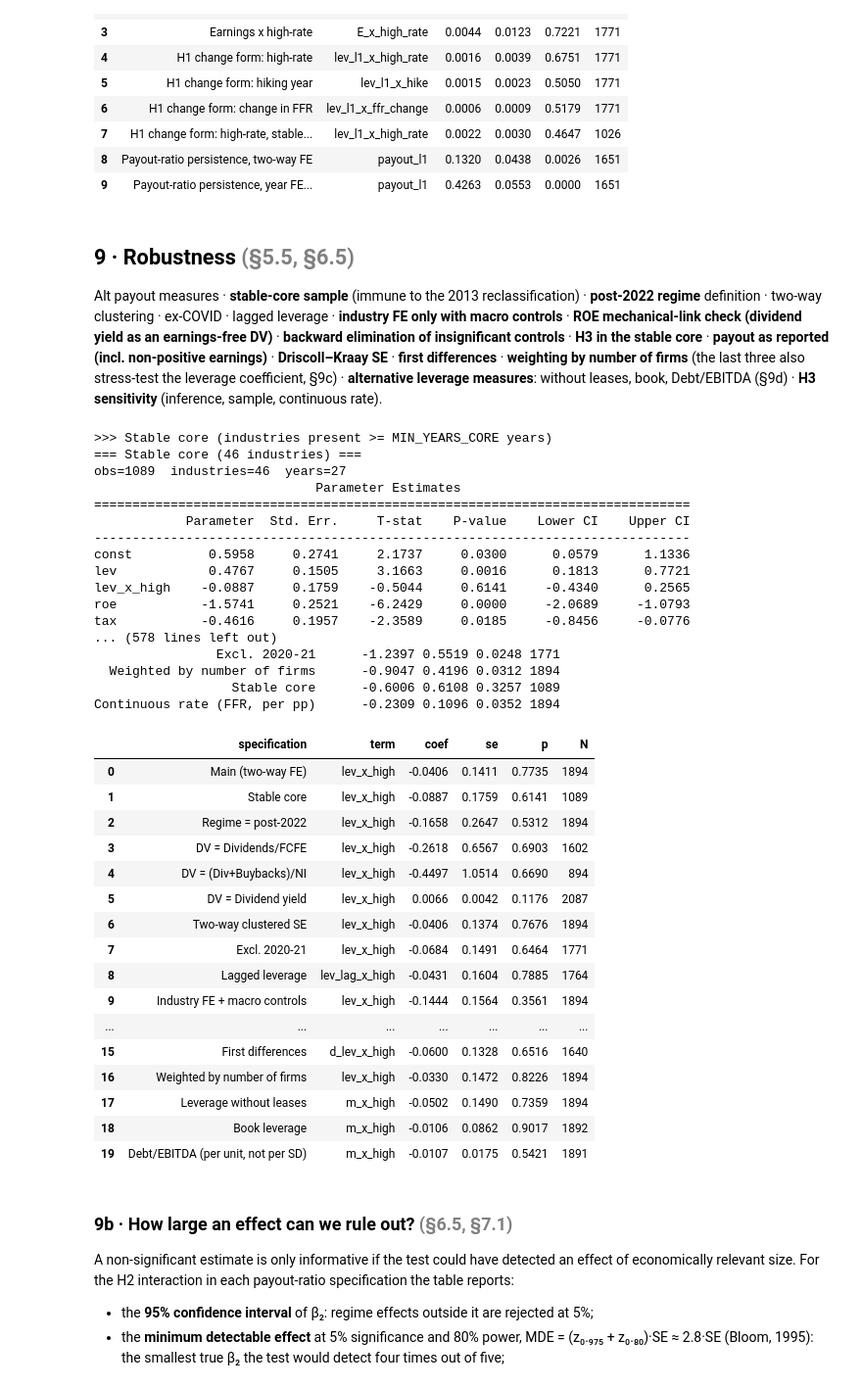
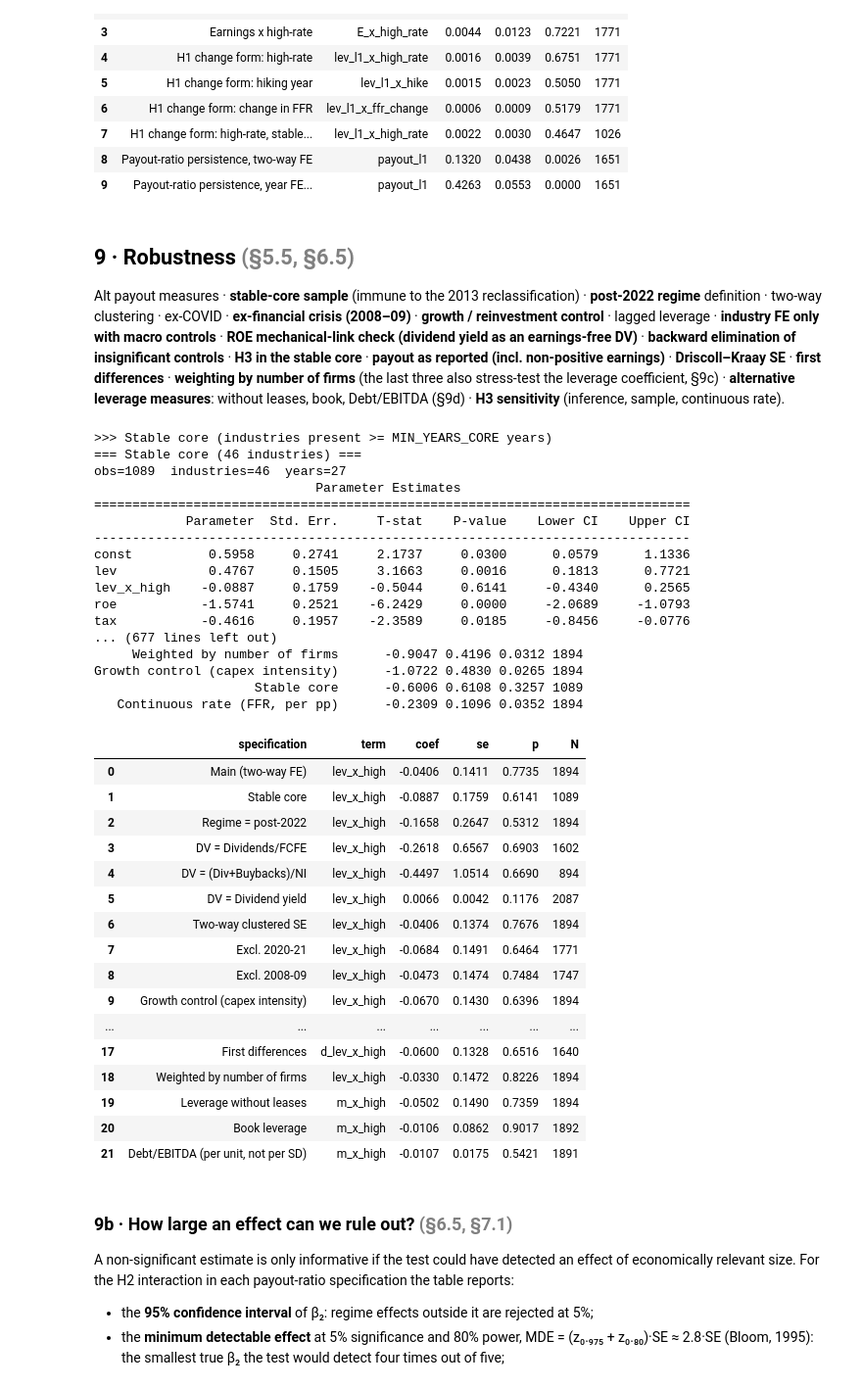
Before and after one commit to MilanKalajdzic/Master-Thesis, a Jupyter notebook: thesis_analysis.ipynb, the cells around one changed output. Shown at 98% size. Saved outputs shown, nothing was run; the diff lists cells and outputs as text; code cells hidden in the pictures.

```diff
--- a/thesis_analysis.ipynb
+++ b/thesis_analysis.ipynb
@@ -124,6 +124,7 @@ ALIGN_MIN_SHARE = 0.5
 EXCLUDE_FIN_UTIL = True
 MIN_YEARS_CORE   = 20          # stable-core robustness: keep industries present >= this many years
 COVID_YEARS      = [2020, 2021]
+GFC_YEARS        = [2008, 2009]   # financial crisis, dropped in a robustness check (§9)
 DK_BANDWIDTH     = 3           # lags for Driscoll-Kraay standard errors (about T^(1/3) with 27 years, §9)
 RW_BOOT          = int(os.environ.get("PAYLEV_RW_BOOT", 999))   # cluster-bootstrap draws, Romano-Wolf (§10b)
 RW_SEED          = 2026
@@ -234,7 +235,7 @@ _TANG_SRC = "dbtfund" if TANGIBILITY_PROXY == "ppe_assets" else "capex"
 ALIGN_VARS = {"wacc": ["lev", "tax"],
               "divfcfe": ["div_usd", "ni_usd", "div_to_fcfe", "totpayout_ni", "div_yield"],
               "capex": ["capex_deprec"] + (["tangibility"] if _TANG_SRC == "capex" else []),
-              "dbtfund": ["lev_unadj", "lev_book", "ebitda_ev", "ppe_assets", "debt_ebitda_rep", "int_cov"]
+              "dbtfund": ["lev_unadj", "lev_book", "ebitda_ev", "ppe_assets", "capex_assets", "debt_ebitda_rep", "int_cov"]
                          + (["tangibility"] if _TANG_SRC == "dbtfund" else [])}
 raw, alignment_check = check_row_alignment(raw, ALIGN_VARS, ALIGN_MIN_SHARE, AGG_ROWS)
 _fix = alignment_check[alignment_check["rows_set_missing"] > 0]
@@ -289,6 +290,10 @@ if TANGIBILITY_PROXY == "ppe_assets":
     panel["tangibility"] = panel.groupby("year")["tangibility"].rank(pct=True)
     print(f"Tangibility = PP&E / assets, percentile rank within year (definition changes in {PPE_DEF_CHANGES})")
 
+# Growth / reinvestment control: capital spending relative to capital (1999-2012) or total assets (2013+). The
+# denominator changes in 2013, so, like PP&E, it enters as a percentile rank within the year.
+panel["invest"] = panel.groupby("year")["capex_assets"].rank(pct=True)
+
 if TANGIBILITY_PROXY in DEPREC_PROXIES:
     brk = panel["year"].isin(TANG_BREAK_YEARS)
     print(f"Tangibility set to missing in {TANG_BREAK_YEARS} (depreciation break): "
@@ -844,7 +850,7 @@ Persistence of the payout RATIO: 0.13-0.43
 ## 9 · Robustness  <span style="color:gray">(§5.5, §6.5)</span>
 
 Alt payout measures · **stable-core sample** (immune to the 2013 reclassification) · **post-2022 regime**
-definition · two-way clustering · ex-COVID · lagged leverage · **industry FE only with macro controls** ·
+definition · two-way clustering · ex-COVID · **ex-financial crisis (2008–09)** · **growth / reinvestment control** · lagged leverage · **industry FE only with macro controls** ·
 **ROE mechanical-link check (dividend yield as an earnings-free DV)** · **backward elimination of insignificant controls** · **H3 in the stable core** · **payout as reported (incl. non-positive earnings)** · **Driscoll–Kraay SE** · **first differences** ·
 **weighting by number of firms** (the last three also stress-test the leverage coefficient, §9c) ·
 **alternative leverage measures**: without leases, book, Debt/EBITDA (§9d) · **H3 sensitivity** (inference,
@@ -873,6 +879,14 @@ robust["twoway"] = fit_panel(panel, "payout", ["lev", "lev_x_high"] + BASE_CONTR
 print("\n>>> Excluding COVID years", COVID_YEARS)
 robust["noCovid"] = fit_panel(panel[~panel.year.isin(COVID_YEARS)], "payout",
                               ["lev", "lev_x_high"] + BASE_CONTROLS, title="Excl. COVID")
+# (e2) excluding the financial crisis
+print("\n>>> Excluding the financial-crisis years", GFC_YEARS)
+robust["noGFC"] = fit_panel(panel[~panel.year.isin(GFC_YEARS)], "payout",
+                            ["lev", "lev_x_high"] + BASE_CONTROLS, title="Excl. financial crisis")
+# (e3) growth / reinvestment control: industries that invest heavily may both borrow more and pay out less
+print("\n>>> Growth / reinvestment control (capital spending intensity, within-year rank)")
+robust["growth"] = fit_panel(panel, "payout", ["lev", "lev_x_high"] + BASE_CONTROLS + ["invest"],
+                             title="Interaction + capital spending intensity")
 # (f) lagged leverage
 pl = panel.sort_values(["industry", "year"]).copy()
 pl["lev_lag"] = pl.groupby("industry")["lev"].shift(1)
@@ -936,6 +950,10 @@ robust["payout_all"] = fit_panel(panel, "payout_all", ["lev", "lev_x_high"] + BA
 # ---- Stress tests of the leverage-payout relation and of H2 (§9c). For each, the baseline model gives the
 #      leverage coefficient and the interaction model gives beta2.
 stress_base = {"main": res_base}
+stress_base["noGFC"] = fit_panel(panel[~panel.year.isin(GFC_YEARS)], "payout", ["lev"] + BASE_CONTROLS,
+                                 title="Baseline, excl. financial crisis")
+stress_base["growth"] = fit_panel(panel, "payout", ["lev"] + BASE_CONTROLS + ["invest"],
+                                  title="Baseline + capital spending intensity")
 # (l) Driscoll-Kraay SE: robust to cross-sectional dependence (common shocks hit all industries in a year)
 #     and to serial correlation up to DK_BANDWIDTH lags.
 print("\n>>> Driscoll-Kraay standard errors")
@@ -1000,7 +1018,11 @@ if "res_h3" in globals():
               "Driscoll-Kraay SE": fit_panel(panel, "payout", H3M, cov="kernel", title="H3, Driscoll-Kraay SE"),
               "Two-way clustered SE": fit_panel(panel, "payout", H3M, cluster_time=True, title="H3, two-way clustered SE"),
               "Excl. 2020-21": fit_panel(panel[~panel.year.isin(COVID_YEARS)], "payout", H3M, title="H3, excl. COVID"),
+              "Excl. 2008-09": fit_panel(panel[~panel.year.isin(GFC_YEARS)], "payout", H3M, title="H3, excl. GFC"),
               "Weighted by number of firms": fit_panel(panel, "payout", H3M, weights="n_firms", title="H3, weighted"),
+              # capital spending intensity is correlated with PP&E: does the triple term survive holding it fixed?
+              "Growth control (capex intensity)": fit_panel(panel, "payout", H3M + ["invest"],
+                                                            title="H3 + capital spending intensity"),
               "Stable core": robust.get("H3_core")}
     _c = panel.assign(lev_x_high=panel.lev * panel.ffr, high_x_tang=panel.ffr * panel.tangibility,
                       lev_x_high_x_tang=panel.lev * panel.ffr * panel.tangibility)
@@ -1023,55 +1045,56 @@ lev            0.4767     0.1505     3.1663     0.0016      0.1813      0.7721
 lev_x_high    -0.0887     0.1759    -0.5044     0.6141     -0.4340      0.2565
 roe           -1.5741     0.2521    -6.2429     0.0000     -2.0689     -1.0793
 tax           -0.4616     0.1957    -2.3589     0.0185     -0.8456     -0.0776
-... (578 lines left out)
-                Excl. 2020-21      -1.2397 0.5519 0.0248 1771
-  Weighted by number of firms      -0.9047 0.4196 0.0312 1894
-                  Stable core      -0.6006 0.6108 0.3257 1089
-Continuous rate (FFR, per pp)      -0.2309 0.1096 0.0352 1894
+... (677 lines left out)
+     Weighted by number of firms      -0.9047 0.4196 0.0312 1894
+Growth control (capex intensity)      -1.0722 0.4830 0.0265 1894
+                     Stable core      -0.6006 0.6108 0.3257 1089
+   Continuous rate (FFR, per pp)      -0.2309 0.1096 0.0352 1894
 # %%
 
 # Robustness summary (Appendix C): the regime-interaction term in every specification
 KEY = {"lagged": "lev_lag_x_high", "H3_core": "lev_x_high_x_tang", "fd": "d_lev_x_high",
        "lev_unadj": "m_x_high", "lev_book": "m_x_high", "debt_ebitda": "m_x_high"}
 LABEL = {"core": "Stable core", "post2022": "Regime = post-2022", "div_to_fcfe": "DV = Dividends/FCFE",
-         "totpayout_ni": "DV = (Div+Buybacks)/NI", "div_yield": "DV = Dividend yield", "twoway": "Two-way clustered SE", "noCovid": "Excl. 2020-21",
+         "totpayout_ni": "DV = (Div+Buybacks)/NI", "div_yield": "DV = Dividend yield", "twoway": "Two-way clustered SE", "noCovid": "Excl. 2020-21", "noGFC": "Excl. 2008-09",
+         "growth": "Growth control (capex intensity)",
          "lagged": "Lagged leverage", "indFE_macro": "Industry FE + macro controls",
          "noROE": "Without ROE", "elimination": "Backward elimination",
          "payout_all": "Payout incl. non-positive earnings", "dk": "Driscoll-Kraay SE",
          "fd": "First differences", "wls": "Weighted by number of firms",
          "lev_unadj": "Leverage without leases", "lev_book": "Book leverage",
          "debt_ebitda": "Debt/EBITDA (per unit, not per SD)", "H3_core": "H3 triple term, stable core"}
 rows = [{"specification": "Main (two-way FE)", "term": "lev_x_high",
          "coef": res_int.params["lev_x_high"], "se": res_int.std_errors["lev_x_high"],
          "p": res_int.pvalues["lev_x_high"], "N": int(res_int.nobs)}]
 for k, r in robust.items():
     if r is None:
         continue
     term = KEY.get(k, "lev_x_high")
     if term in r.params:
         rows.append({"specification": LABEL.get(k, k), "term": term, "coef": r.params[term],
                      "se": r.std_errors[term], "p": r.pvalues[term], "N": int(r.nobs)})
 rob_tbl = pd.DataFrame(rows).round(4)
 rob_tbl.to_csv(OUTDIR / "tab_robustness_summary.csv", index=False)
 rob_tbl
 # %% [output]
 |  | specification | term | coef | se | p | N |
 | 0 | Main (two-way FE) | lev_x_high | -0.0406 | 0.1411 | 0.7735 | 1894 |
 | 1 | Stable core | lev_x_high | -0.0887 | 0.1759 | 0.6141 | 1089 |
 | 2 | Regime = post-2022 | lev_x_high | -0.1658 | 0.2647 | 0.5312 | 1894 |
 | 3 | DV = Dividends/FCFE | lev_x_high | -0.2618 | 0.6567 | 0.6903 | 1602 |
 | 4 | DV = (Div+Buybacks)/NI | lev_x_high | -0.4497 | 1.0514 | 0.6690 | 894 |
 | 5 | DV = Dividend yield | lev_x_high | 0.0066 | 0.0042 | 0.1176 | 2087 |
 | 6 | Two-way clustered SE | lev_x_high | -0.0406 | 0.1374 | 0.7676 | 1894 |
 | 7 | Excl. 2020-21 | lev_x_high | -0.0684 | 0.1491 | 0.6464 | 1771 |
-| 8 | Lagged leverage | lev_lag_x_high | -0.0431 | 0.1604 | 0.7885 | 1764 |
-| 9 | Industry FE + macro controls | lev_x_high | -0.1444 | 0.1564 | 0.3561 | 1894 |
+| 8 | Excl. 2008-09 | lev_x_high | -0.0473 | 0.1474 | 0.7484 | 1747 |
+| 9 | Growth control (capex intensity) | lev_x_high | -0.0670 | 0.1430 | 0.6396 | 1894 |
 | ... | ... | ... | ... | ... | ... | ... |
-| 15 | First differences | d_lev_x_high | -0.0600 | 0.1328 | 0.6516 | 1640 |
-| 16 | Weighted by number of firms | lev_x_high | -0.0330 | 0.1472 | 0.8226 | 1894 |
-| 17 | Leverage without leases | m_x_high | -0.0502 | 0.1490 | 0.7359 | 1894 |
-| 18 | Book leverage | m_x_high | -0.0106 | 0.0862 | 0.9017 | 1892 |
-| 19 | Debt/EBITDA (per unit, not per SD) | m_x_high | -0.0107 | 0.0175 | 0.5421 | 1891 |
+| 17 | First differences | d_lev_x_high | -0.0600 | 0.1328 | 0.6516 | 1640 |
+| 18 | Weighted by number of firms | lev_x_high | -0.0330 | 0.1472 | 0.8226 | 1894 |
+| 19 | Leverage without leases | m_x_high | -0.0502 | 0.1490 | 0.7359 | 1894 |
+| 20 | Book leverage | m_x_high | -0.0106 | 0.0862 | 0.9017 | 1892 |
+| 21 | Debt/EBITDA (per unit, not per SD) | m_x_high | -0.0107 | 0.0175 | 0.5421 | 1891 |
 # %% [markdown]
 ### 9b · How large an effect can we rule out?  <span style="color:gray">(§6.5, §7.1)</span>
 
```
Also changed, not shown: parts of 9 cells of this notebook, 10 other files.
